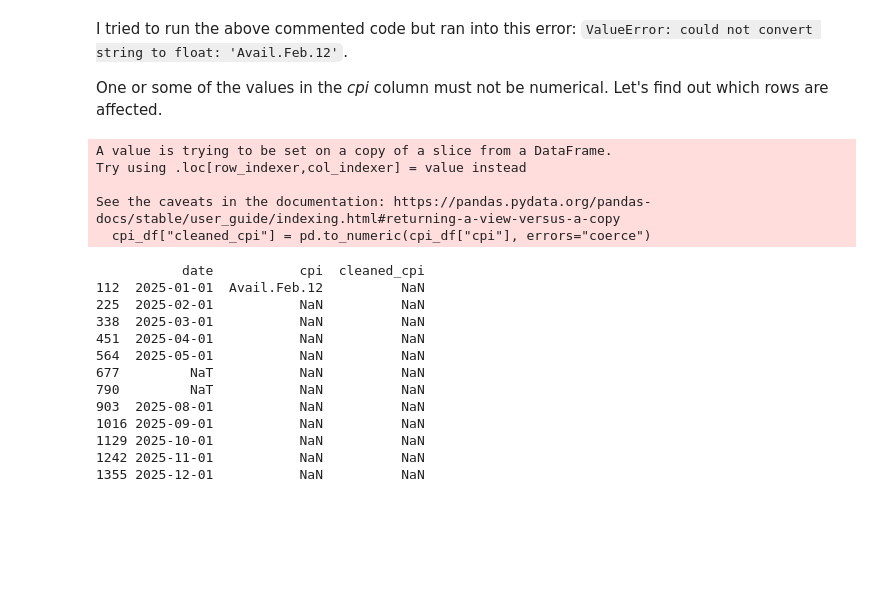
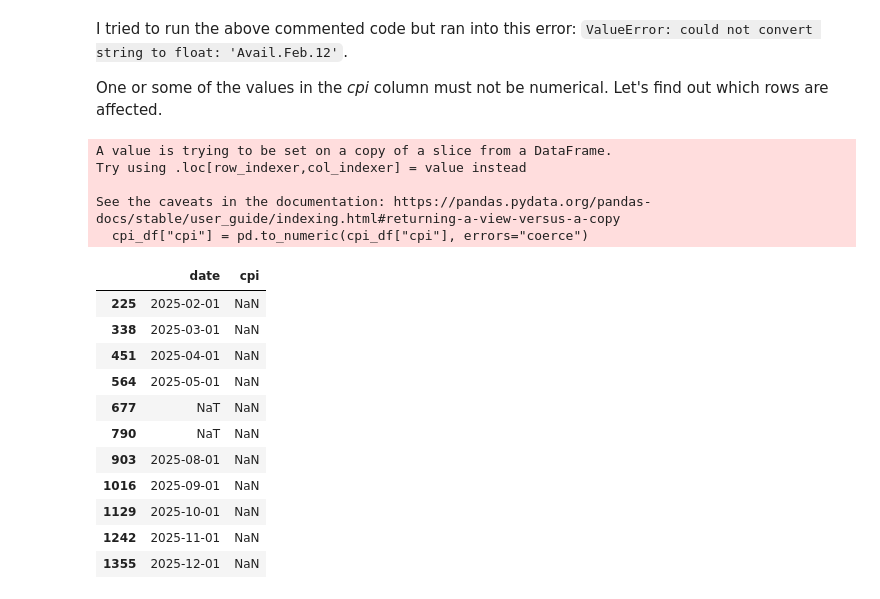
Before and after one commit to keanscott/gold_predictor, a Jupyter notebook: data_cleaning/gold_data_cleaning.ipynb, the cells around one changed output. Saved outputs shown, nothing was run; the diff lists cells and outputs as text; code cells hidden in the pictures; blank space fills up the shorter version.

```diff
--- a/data_cleaning/gold_data_cleaning.ipynb
+++ b/data_cleaning/gold_data_cleaning.ipynb
@@ -196,28 +196,27 @@ I tried to run the above commented code but ran into this error: `ValueError: co
 
 One or some of the values in the *cpi* column must not be numerical. Let's find out which rows are affected.
 # %%
-cpi_df["cleaned_cpi"] = pd.to_numeric(cpi_df["cpi"], errors="coerce")
+cpi_df["cpi"] = pd.to_numeric(cpi_df["cpi"], errors="coerce")
 
-non_numerical_idx = cpi_df[cpi_df["cleaned_cpi"].isna()]
+non_numerical_idx = cpi_df[cpi_df["cpi"].isna()]
 # %% [output]
 A value is trying to be set on a copy of a slice from a DataFrame.
 Try using .loc[row_indexer,col_indexer] = value instead
 
 See the caveats in the documentation: https://pandas.pydata.org/pandas-docs/stable/user_guide/indexing.html#returning-a-view-versus-a-copy
-  cpi_df["cleaned_cpi"] = pd.to_numeric(cpi_df["cpi"], errors="coerce")
+  cpi_df["cpi"] = pd.to_numeric(cpi_df["cpi"], errors="coerce")
-# %%
-print(non_numerical_idx)
-# %% [output]
-           date           cpi  cleaned_cpi
-112  2025-01-01  Avail.Feb.12          NaN
-225  2025-02-01           NaN          NaN
-338  2025-03-01           NaN          NaN
-451  2025-04-01           NaN          NaN
-564  2025-05-01           NaN          NaN
-677         NaT           NaN          NaN
-790         NaT           NaN          NaN
-903  2025-08-01           NaN          NaN
-1016 2025-09-01           NaN          NaN
-1129 2025-10-01           NaN          NaN
-1242 2025-11-01           NaN          NaN
-1355 2025-12-01           NaN          NaN
+# %%
+non_numerical_idx
+# %% [output]
+|  | date | cpi |
+| 225 | 2025-02-01 | NaN |
+| 338 | 2025-03-01 | NaN |
+| 451 | 2025-04-01 | NaN |
+| 564 | 2025-05-01 | NaN |
+| 677 | NaT | NaN |
+| 790 | NaT | NaN |
+| 903 | 2025-08-01 | NaN |
+| 1016 | 2025-09-01 | NaN |
+| 1129 | 2025-10-01 | NaN |
+| 1242 | 2025-11-01 | NaN |
+| 1355 | 2025-12-01 | NaN |
```
Also changed, not shown: parts of 22 cells of this notebook, 2 other files.
